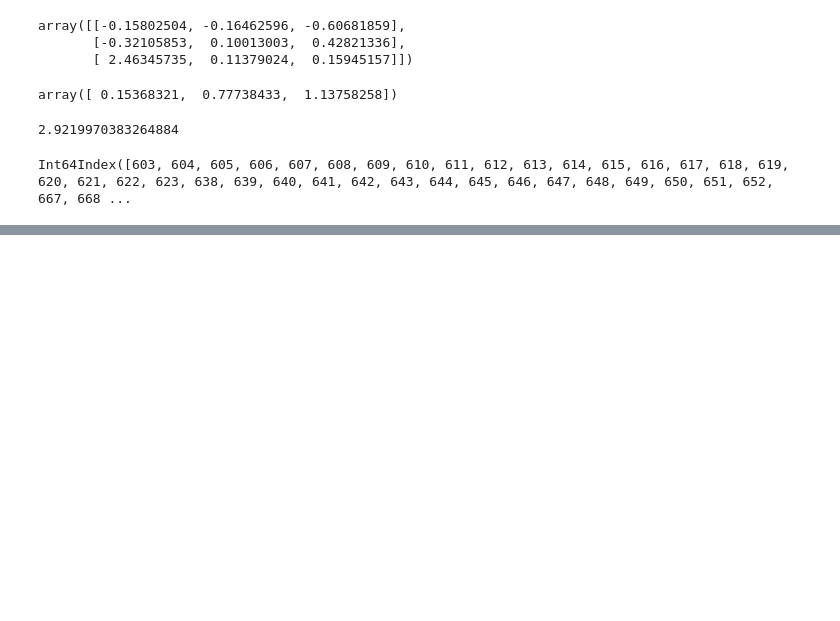
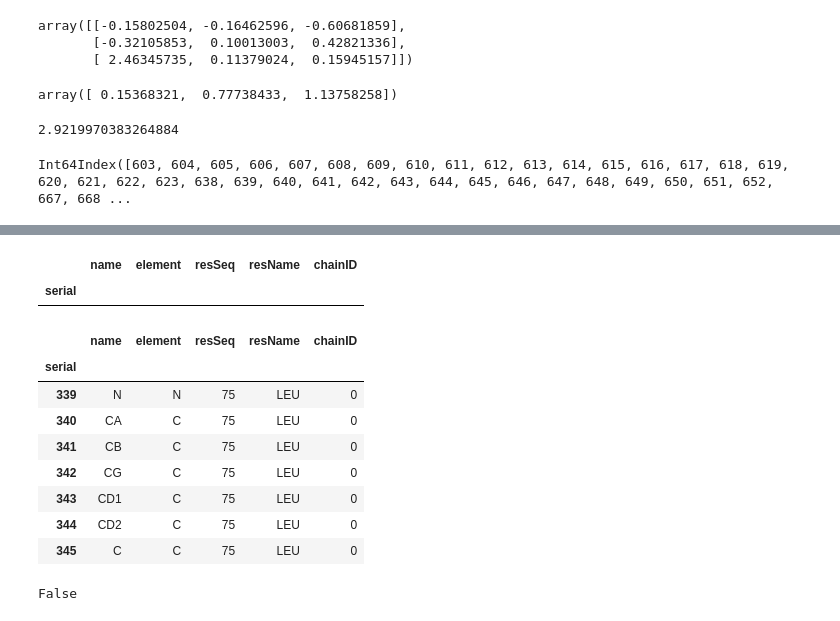
Before and after one commit to choderalab/gpcr, a Jupyter notebook: dye_placement/notebooks/GMM_cluster.ipynb, the cells around one changed output, grey strips where cells are left out. Saved outputs shown, nothing was run; the diff lists cells and outputs as text; code cells hidden in the pictures; blank space fills up the shorter version.

```diff
--- a/dye_placement/notebooks/GMM_cluster.ipynb
+++ b/dye_placement/notebooks/GMM_cluster.ipynb
@@ -163,0 +215,21 @@ Int64Index([603, 604, 605, 606, 607, 608, 609, 610, 611, 612, 613, 614, 615, 616
+# %%
+apo[apo['resSeq'] == 267]
+# %% [output]
+|  | name | element | resSeq | resName | chainID |
+| serial |  |  |  |  |  |
+# %%
+active[339:346]
+# %% [output]
+|  | name | element | resSeq | resName | chainID |
+| serial |  |  |  |  |  |
+| 339 | N | N | 75 | LEU | 0 |
+| 340 | CA | C | 75 | LEU | 0 |
+| 341 | CB | C | 75 | LEU | 0 |
+| 342 | CG | C | 75 | LEU | 0 |
+| 343 | CD1 | C | 75 | LEU | 0 |
+| 344 | CD2 | C | 75 | LEU | 0 |
+| 345 | C | C | 75 | LEU | 0 |
+# %%
+ind.all()
+# %% [output]
+False
```
Also changed, not shown: parts of 24 cells of this notebook.
